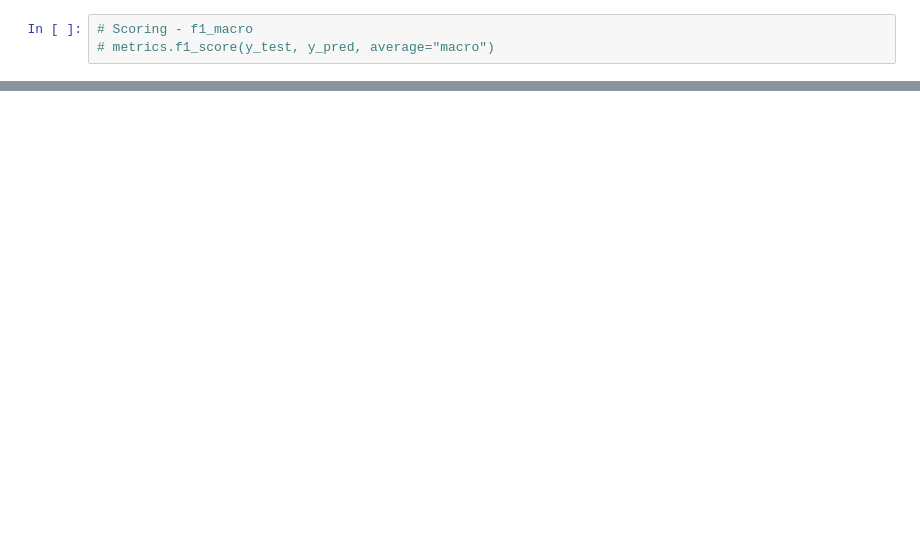
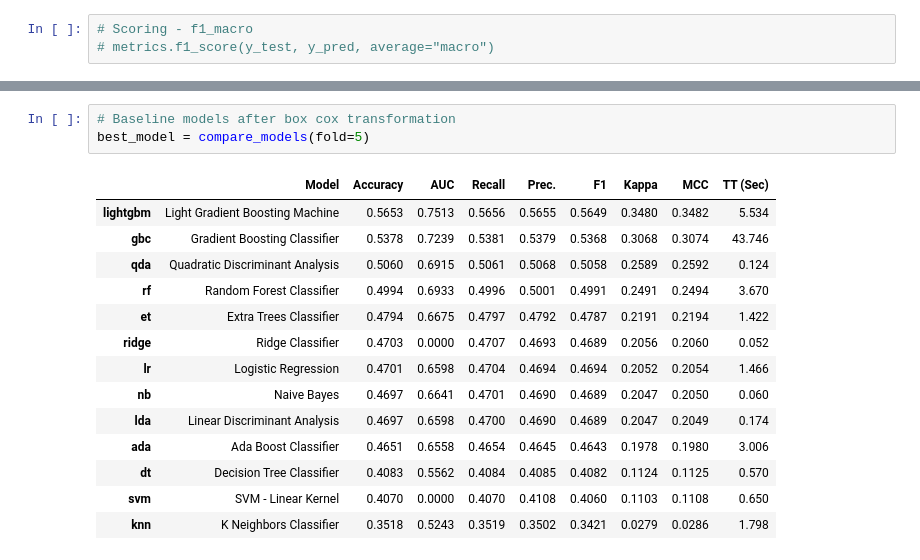
Before and after one commit to nattzza/AutoML-Data-Challenge, a Jupyter notebook: KaggleDataChallenge_Nat.ipynb, the cells around one changed output, grey strips where cells are left out. Drawn from its saved outputs; the diff is of its cells as text; blank space fills up the shorter version.

```diff
--- a/KaggleDataChallenge_Nat.ipynb
+++ b/KaggleDataChallenge_Nat.ipynb
@@ -195,0 +324,18 @@ models = {"LogisticRegression": lr,
+# %%
+# Baseline models after box cox transformation
+best_model = compare_models(fold=5)
+# %% [output]
+|  | Model | Accuracy | AUC | Recall | Prec. | F1 | Kappa | MCC | TT (Sec) |
+| lightgbm | Light Gradient Boosting Machine | 0.5653 | 0.7513 | 0.5656 | 0.5655 | 0.5649 | 0.3480 | 0.3482 | 5.534 |
+| gbc | Gradient Boosting Classifier | 0.5378 | 0.7239 | 0.5381 | 0.5379 | 0.5368 | 0.3068 | 0.3074 | 43.746 |
+| qda | Quadratic Discriminant Analysis | 0.5060 | 0.6915 | 0.5061 | 0.5068 | 0.5058 | 0.2589 | 0.2592 | 0.124 |
+| rf | Random Forest Classifier | 0.4994 | 0.6933 | 0.4996 | 0.5001 | 0.4991 | 0.2491 | 0.2494 | 3.670 |
+| et | Extra Trees Classifier | 0.4794 | 0.6675 | 0.4797 | 0.4792 | 0.4787 | 0.2191 | 0.2194 | 1.422 |
+| ridge | Ridge Classifier | 0.4703 | 0.0000 | 0.4707 | 0.4693 | 0.4689 | 0.2056 | 0.2060 | 0.052 |
+| lr | Logistic Regression | 0.4701 | 0.6598 | 0.4704 | 0.4694 | 0.4694 | 0.2052 | 0.2054 | 1.466 |
+| nb | Naive Bayes | 0.4697 | 0.6641 | 0.4701 | 0.4690 | 0.4689 | 0.2047 | 0.2050 | 0.060 |
+| lda | Linear Discriminant Analysis | 0.4697 | 0.6598 | 0.4700 | 0.4690 | 0.4689 | 0.2047 | 0.2049 | 0.174 |
+| ada | Ada Boost Classifier | 0.4651 | 0.6558 | 0.4654 | 0.4645 | 0.4643 | 0.1978 | 0.1980 | 3.006 |
+| dt | Decision Tree Classifier | 0.4083 | 0.5562 | 0.4084 | 0.4085 | 0.4082 | 0.1124 | 0.1125 | 0.570 |
+| svm | SVM - Linear Kernel | 0.4070 | 0.0000 | 0.4070 | 0.4108 | 0.4060 | 0.1103 | 0.1108 | 0.650 |
+| knn | K Neighbors Classifier | 0.3518 | 0.5243 | 0.3519 | 0.3502 | 0.3421 | 0.0279 | 0.0286 | 1.798 |
```
Also changed, not shown: parts of 29 cells of this notebook.
